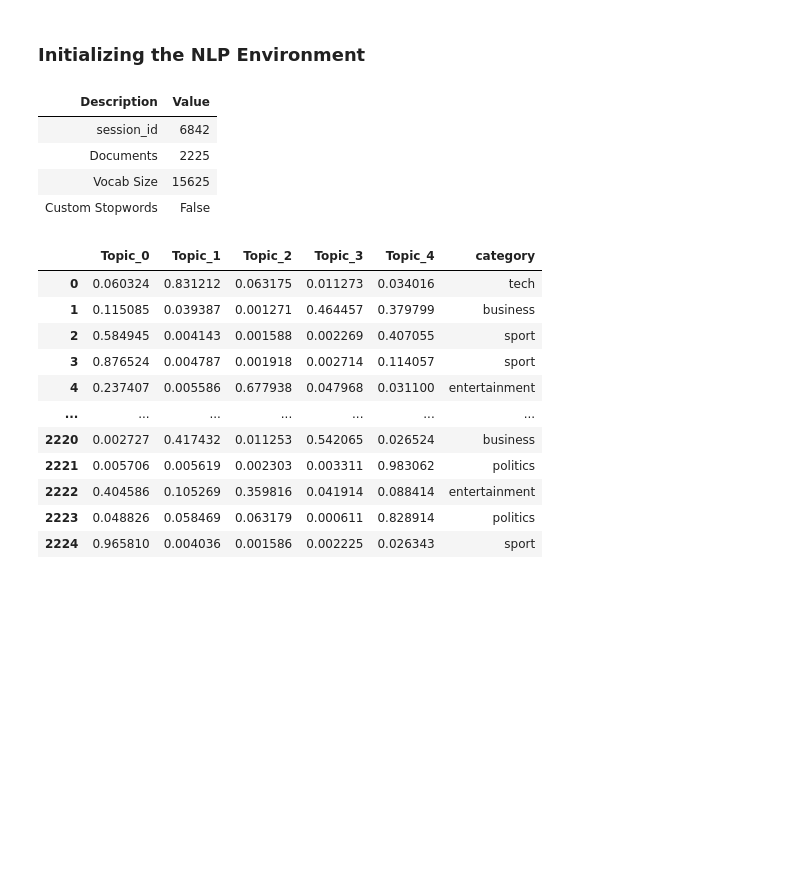
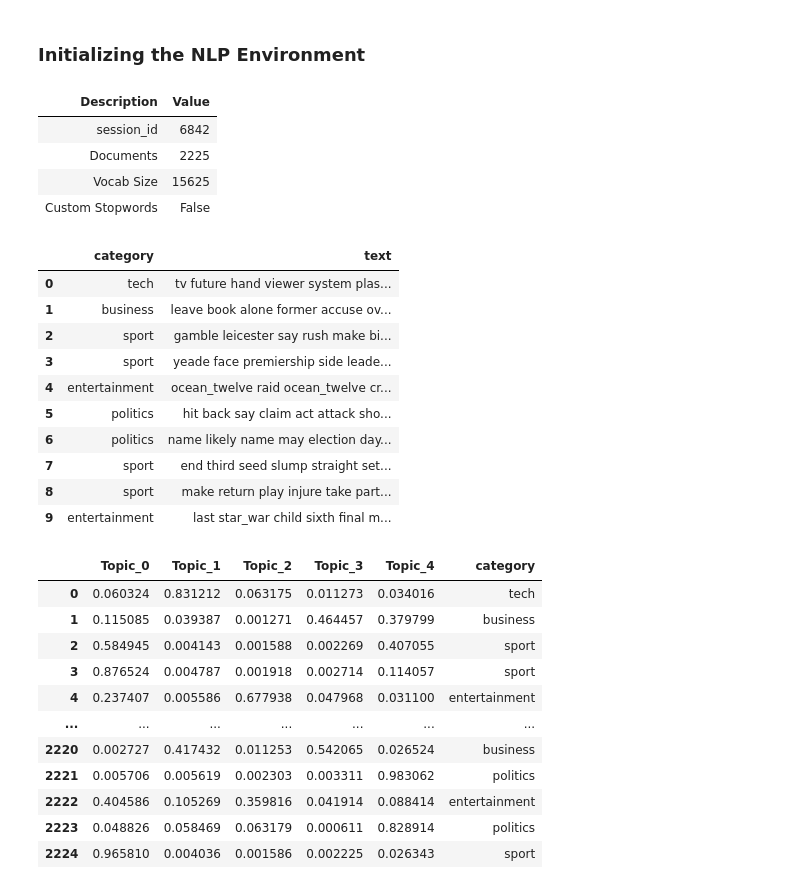
Before and after one commit to derevirn/pycaret-book, a Jupyter notebook: NLP/NLP.ipynb, the cells around one changed output. Drawn from its saved outputs; the diff is of its cells as text; code cells hidden in the pictures; blank space fills up the shorter version.

```diff
--- a/NLP/NLP.ipynb
+++ b/NLP/NLP.ipynb
@@ -78,12 +78,25 @@ plt.show()
 ### Initializing the NLP Environment
 # %%
 nlp_ = nlp.setup(data = data, target='text', session_id = 6842)
+data_ = nlp.get_config('data_')
+data_.head(10)
 # %% [output]
 | Description | Value |
 | session_id | 6842 |
 | Documents | 2225 |
 | Vocab Size | 15625 |
 | Custom Stopwords | False |
+|  | category | text |
+| 0 | tech | tv future hand viewer system plas... |
+| 1 | business | leave book alone former accuse ov... |
+| 2 | sport | gamble leicester say rush make bi... |
+| 3 | sport | yeade face premiership side leade... |
+| 4 | entertainment | ocean_twelve raid ocean_twelve cr... |
+| 5 | politics | hit back say claim act attack sho... |
+| 6 | politics | name likely name may election day... |
+| 7 | sport | end third seed slump straight set... |
+| 8 | sport | make return play injure take part... |
+| 9 | entertainment | last star_war child sixth final m... |
 # %%
 lda = nlp.create_model('lda', num_topics = 5)
 # %%
```
Also changed, not shown: parts of 2 cells of this notebook.
